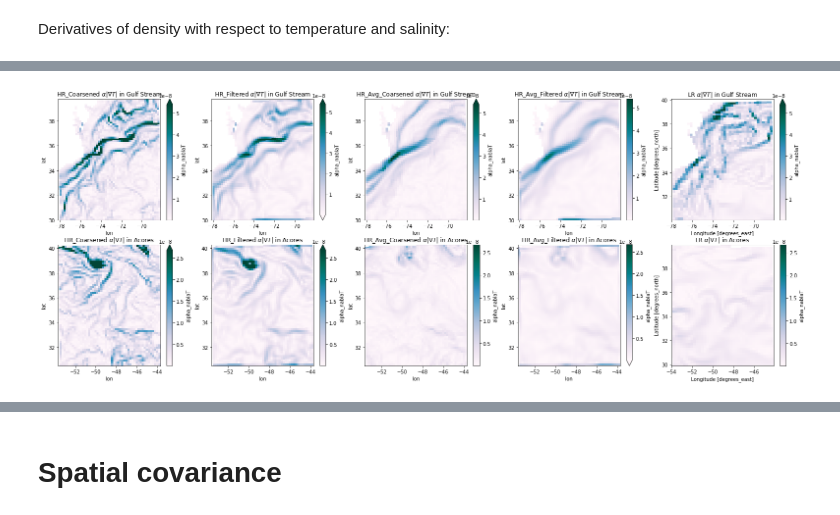
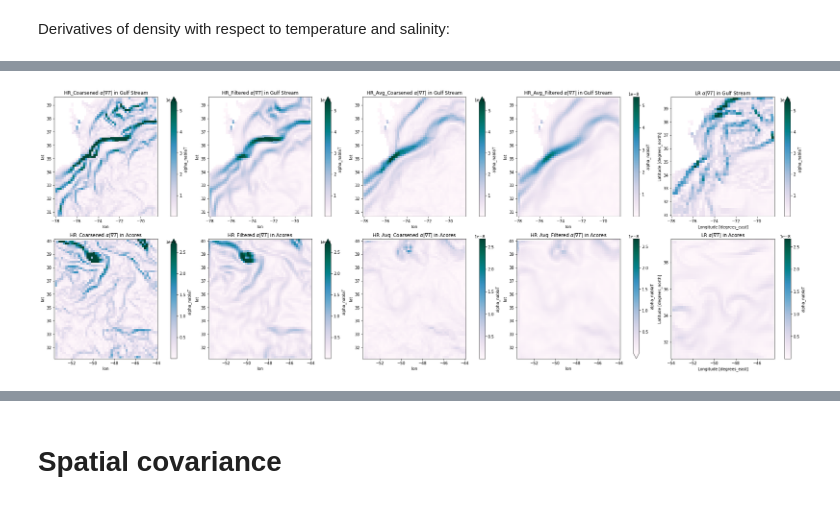
Before and after one commit to anastasiaGor/oceanDataNotebooks, a Jupyter notebook: gcm_filter/two_regions_density.ipynb, the cells around one changed output, grey strips where cells are left out. Drawn from its saved outputs; the diff is of its cells as text; code cells hidden in the pictures.

```diff
--- a/gcm_filter/two_regions_density.ipynb
+++ b/gcm_filter/two_regions_density.ipynb
@@ -292,6 +311,6 @@ for region in [0,1] :
                             vmax=data[region]['HR_Coarsened'].isel(time_counter=0).sosstsst.max().values+1)
     for col, dataSetKey in enumerate(['HR_avg', 'HR_Avg_Coarsened', 'HR_Avg_Filtered', 'LR']) :
         row = region
-        data[region][dataSetKey].isel(time_counter=-1).sosstsst[coord_slice].plot(x='lon', y='lat', ax=axis[row,col], norm=norm)
+        data[region][dataSetKey].isel(time_counter=-1).sosstsst[bord_cut].plot(x='lon', y='lat', ax=axis[row,col], norm=norm)
         axis[row,col].set(title=dataSetKey + ' surface temperature in ' + data[region]['label'])
 # %% [output]
@@ -327,15 +335,15 @@ for region in [0,1] :
     norm = colors.Normalize(vmin=data[region]['HR_Coarsened'].isel(time_counter=0).sigma0_true.min().values-1, \
                             vmax=data[region]['HR_Coarsened'].isel(time_counter=0).sigma0_true.max().values+1)
     row = region
-    data[region]['HR'].isel(time_counter=-1).sigma0_true[coord_slice].plot(x='lon', y='lat', ax=axis[row,0], norm=norm)
+    data[region]['HR'].isel(time_counter=-1).sigma0_true[bord_cut].plot(x='lon', y='lat', ax=axis[row,0], norm=norm)
     axis[row,0].set(title='HR true density in ' + data[region]['label'])
 
-    data[region]['HR_Filtered'].isel(time_counter=-1).sigma0_true[coord_slice].plot(x='lon', y='lat', ax=axis[row,1], norm=norm)
+    data[region]['HR_Filtered'].isel(time_counter=-1).sigma0_true[bord_cut].plot(x='lon', y='lat', ax=axis[row,1], norm=norm)
     axis[row,1].set(title='HR_Filtered "true" density in ' + data[region]['label'])
 
-    data[region]['HR_Filtered'].isel(time_counter=-1).sigma0_model[coord_slice].plot(x='lon', y='lat', ax=axis[row,2], norm=norm)
+    data[region]['HR_Filtered'].isel(time_counter=-1).sigma0_model[bord_cut].plot(x='lon', y='lat', ax=axis[row,2], norm=norm)
     axis[row,2].set(title='HR_Filtered "model" density in ' + data[region]['label'])
 
-    data[region]['LR'].isel(time_counter=-1).sigma0_true[coord_slice].plot(x='lon', y='lat', ax=axis[row,3], norm=norm)
+    data[region]['LR'].isel(time_counter=-1).sigma0_true[bord_cut].plot(x='lon', y='lat', ax=axis[row,3], norm=norm)
     axis[row,3].set(title=r'LR density in ' + data[region]['label'])
 # %% [output]
@@ -348,6 +356,6 @@ for region in [0,1] :
                             vmax=data[region]['HR_Filtered'].isel(time_counter=0).sigma0_delta.max().values)
     row = region
     for col, dataSetKey in enumerate(['HR_Coarsened', 'HR_Filtered', 'HR_Avg_Coarsened', 'HR_Avg_Filtered']) :
-        data[region][dataSetKey].isel(time_counter=-1).sigma0_delta[coord_slice].plot(x='lon', y='lat', ax=axis[row,col], cmap=selected_cmap, norm=norm)
+        data[region][dataSetKey].isel(time_counter=-1).sigma0_delta[bord_cut].plot(x='lon', y='lat', ax=axis[row,col], cmap=selected_cmap, norm=norm)
         axis[row,col].set(title=dataSetKey + r' $\Delta \rho$ in ' + data[region]['label'])
 # %% [output]
@@ -399,6 +381,6 @@ for region in [0,1] :
                             vmax=data[region]['HR_Avg_Coarsened'].isel(time_counter=0).alpha.max().values)
     row = region
     for col, dataSetKey in enumerate(['HR_Coarsened', 'HR_Filtered', 'HR_Avg_Coarsened', 'HR_Avg_Filtered', 'LR']) :
-        data[region][dataSetKey].isel(time_counter=-1).alpha[coord_slice].plot(x='lon', y='lat', ax=axis[row,col], norm=norm, cmap='viridis')
+        data[region][dataSetKey].isel(time_counter=-1).alpha[bord_cut].plot(x='lon', y='lat', ax=axis[row,col], norm=norm, cmap='viridis')
         axis[row,col].set(title=dataSetKey + r' $\alpha$ in ' + data[region]['label'])
 # %% [output]
@@ -439,11 +450,11 @@ Wall time: 8.49 s
 # %%
-fig, axis = plt.subplots(ncols=5, nrows=2, figsize=(27,10))
+fig, axis = plt.subplots(ncols=5, nrows=2, figsize=(27,10), constrained_layout=True)
 for region in [0,1] :
     norm = colors.Normalize(vmin=data[region]['HR_Filtered'].isel(time_counter=0).alpha_nablaT.min().values, \
                             vmax=data[region]['HR_Filtered'].isel(time_counter=0).alpha_nablaT.max().values)
     row = region
     for col, dataSetKey in enumerate(['HR_Coarsened', 'HR_Filtered', 'HR_Avg_Coarsened', 'HR_Avg_Filtered', 'LR']) :
-        data[region][dataSetKey].isel(time_counter=-1).alpha_nablaT[coord_slice].plot(x='lon', y='lat', ax=axis[row,col], cmap='PuBuGn', norm=norm)
+        data[region][dataSetKey].isel(time_counter=-1).alpha_nablaT[bord_cut].plot(x='lon', y='lat', ax=axis[row,col], cmap='PuBuGn', norm=norm)
         axis[row,col].set(title=dataSetKey + r' $\alpha |\nabla T| $ in ' + data[region]['label'])
 # %% [output]
-[figure, old version]
+[figure, new version]
```
Also changed, not shown: parts of 63 cells of this notebook.
